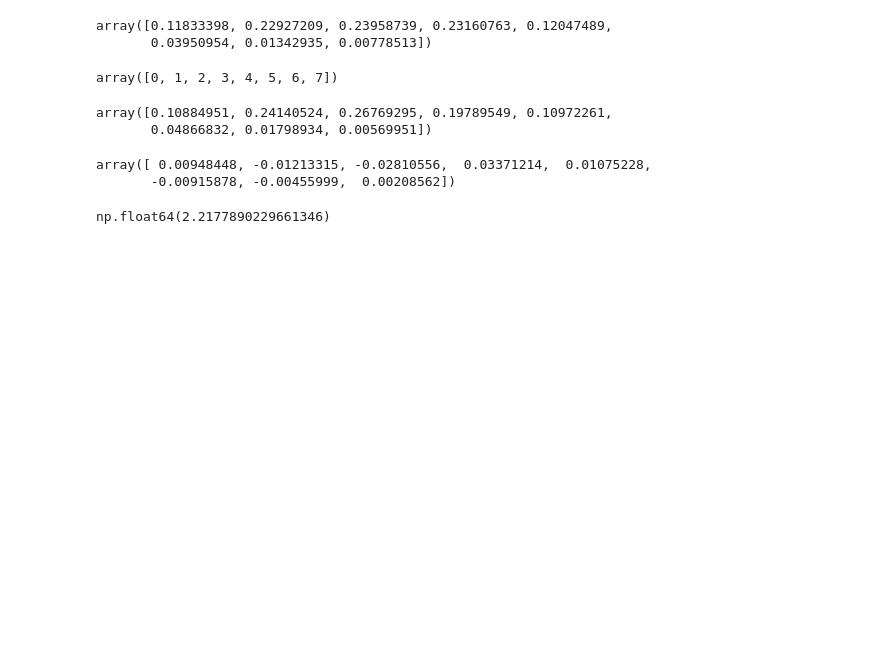
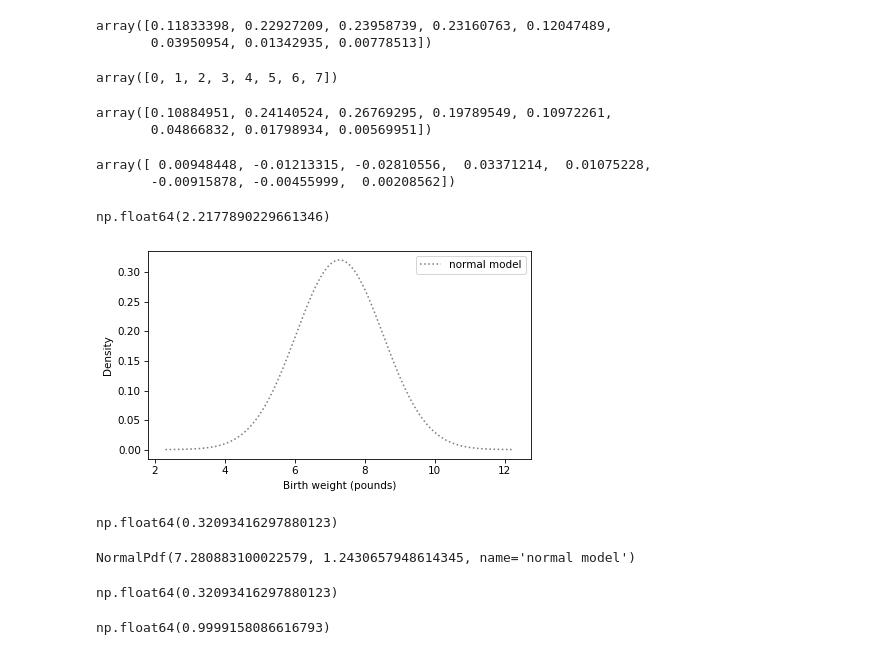
Before and after one commit to lochnes-007/EDA, a Jupyter notebook: nsfg.ipynb, the cells around one changed output. Saved outputs shown, nothing was run; the diff lists cells and outputs as text; code cells hidden in the pictures; blank space fills up the shorter version.

```diff
--- a/nsfg.ipynb
+++ b/nsfg.ipynb
@@ -1271,0 +1274,30 @@ np.float64(2.2177890229661346)
+# %%
+def normal_pdf(xs, mu, sigma):
+    z = (xs - mu) / sigma
+    return np.exp(-(z**2) / 2) / sigma / np.sqrt(2 * np.pi)
+# %%
+m, s = np.mean(trimmed), np.std(trimmed)
+# %%
+low = m - 4 * s
+high = m + 4 * s
+qs = np.linspace(low, high, 201)
+ps = normal_pdf(qs, m, s)
+# %%
+plt.plot(qs, ps, label="normal model", ls=":", color="gray")
+decorate(xlabel="Birth weight (pounds)", ylabel="Density")
+# %% [output]
+[figure, added]
+# %%
+normal_pdf(m, m, s)
+# %% [output]
+np.float64(0.32093416297880123)
+# %%
+from thinkstats import NormalPdf
+pdf_model = NormalPdf(m, s, name="normal model")
+pdf_model
+# %% [output]
+NormalPdf(7.280883100022579, 1.2430657948614345, name='normal model')
+# %%
+pdf_model(m)
+# %% [output]
+np.float64(0.32093416297880123)
@@ -1271,0 +1310,4 @@ np.float64(2.2177890229661346)
+# %%
+area_under(pdf_model, 2, 12)
+# %% [output]
+np.float64(0.9999158086616793)
```
Also changed, not shown: parts of 5 cells of this notebook.
